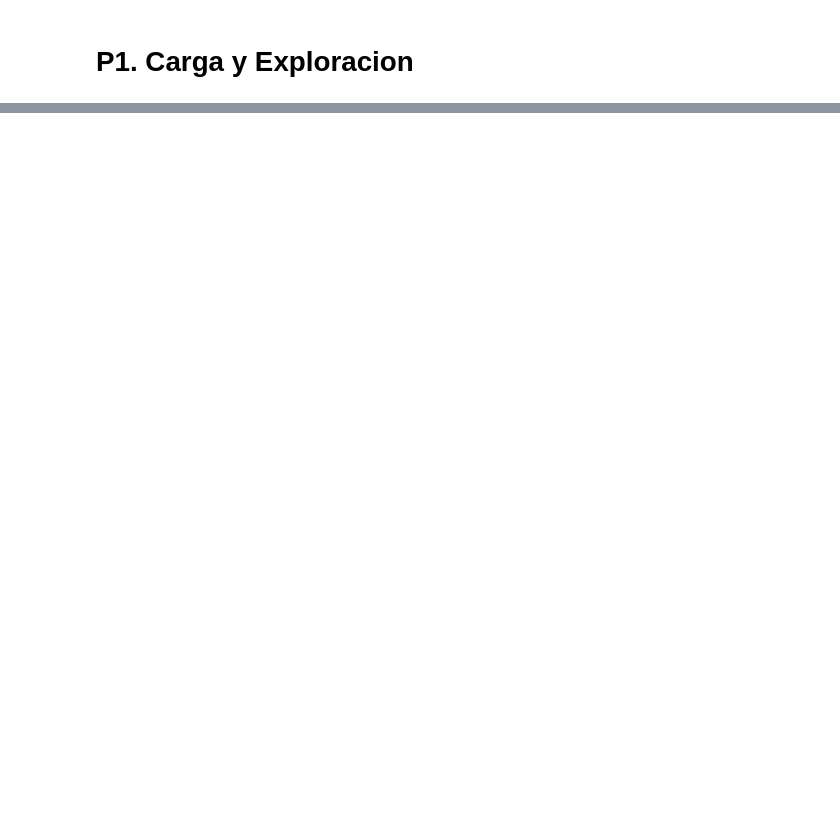
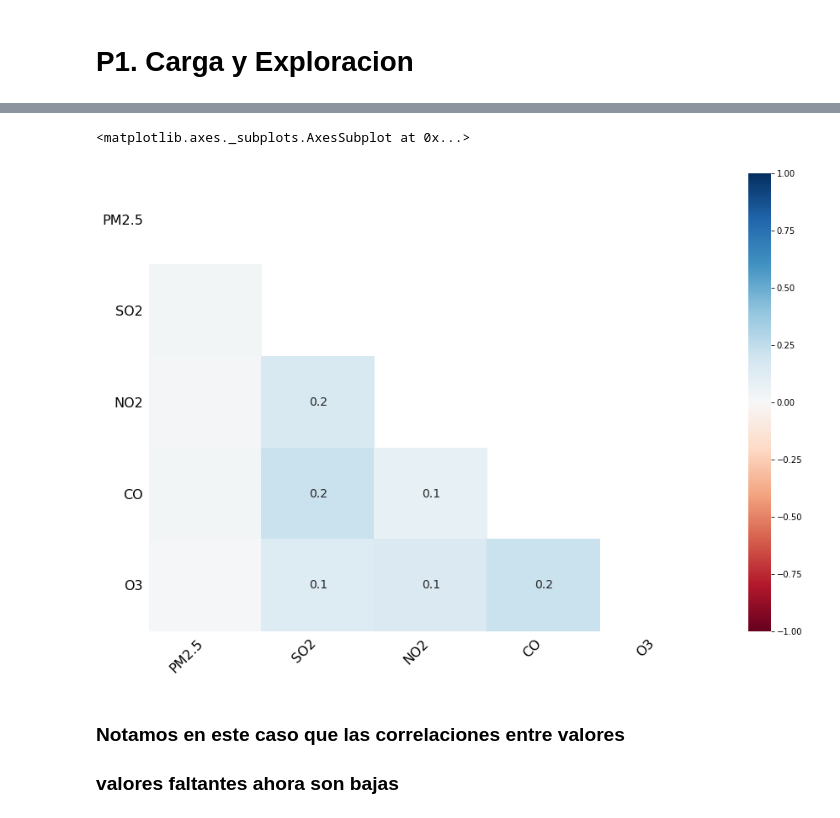
Before and after one commit to gabriel-ortega-hernandez/Examen_DataScienceLab, a Jupyter notebook: Examen.ipynb, the cells around one changed output, grey strips where cells are left out. Saved outputs shown, nothing was run; the diff lists cells and outputs as text; code cells hidden in the pictures; blank space fills up the shorter version.

```diff
--- a/Examen.ipynb
+++ b/Examen.ipynb
@@ -53,0 +108,9 @@ data['delta_time'] = list(pd.to_datetime(data[data.columns[:4]])-pd.Timestamp(20
+# %%
+fig, ax = plt.subplots(figsize = [15, 10])
+msno.heatmap(data[var_cont], ax = ax)
+# %% [output]
+<matplotlib.axes._subplots.AxesSubplot at 0x...>
+[figure, added]
+# %% [markdown]
+### Notamos en este caso que las correlaciones entre valores
+### valores faltantes ahora son bajas
```
Also changed, not shown: parts of 27 cells of this notebook.
